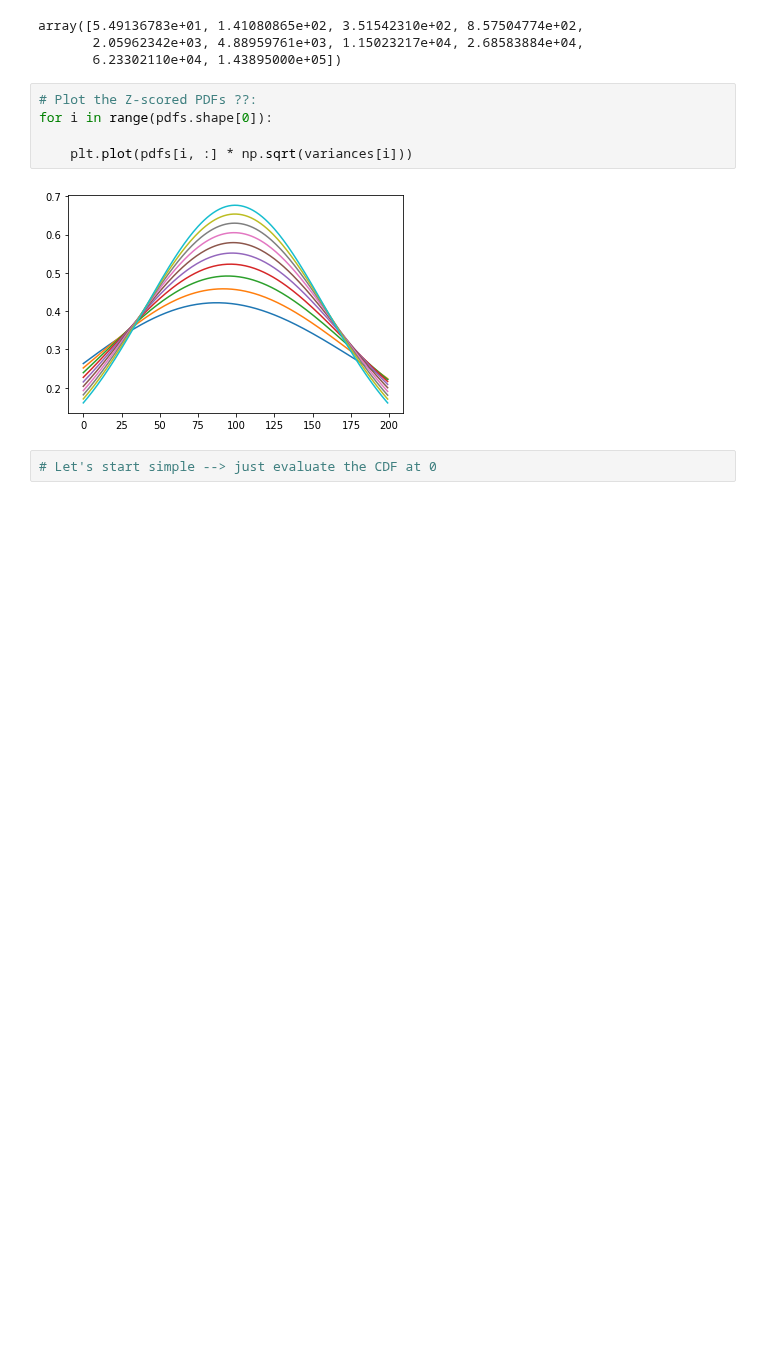
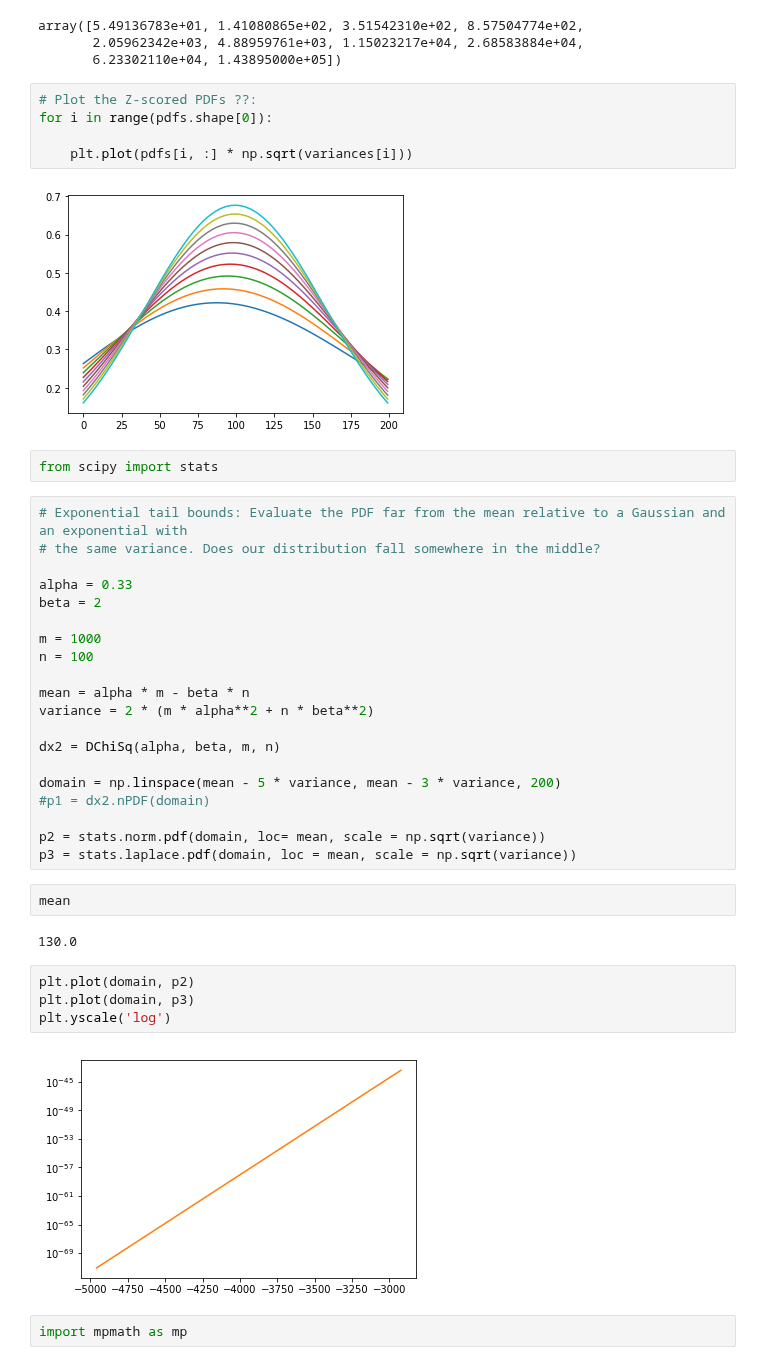
Before and after one commit to akumar01/uoicorr_analysis, a Jupyter notebook: notebooks/Theory/DChiSq.ipynb, the cells around one changed output. Drawn from its saved outputs; the diff is of its cells as text; blank space fills up the shorter version.

```diff
--- a/notebooks/Theory/DChiSq.ipynb
+++ b/notebooks/Theory/DChiSq.ipynb
@@ -83,5 +83,37 @@ for i in range(pdfs.shape[0]):
     plt.plot(pdfs[i, :] * np.sqrt(variances[i]))
 # %% [output]
 [figure]
-# %%
-# Let's start simple --> just evaluate the CDF at 0
+# %%
+from scipy import stats
+# %%
+# Exponential tail bounds: Evaluate the PDF far from the mean relative to a Gaussian and an exponential with
+# the same variance. Does our distribution fall somewhere in the middle?
+
+alpha = 0.33
+beta = 2
+
+m = 1000
+n = 100
+
+mean = alpha * m - beta * n
+variance = 2 * (m * alpha**2 + n * beta**2)
+
+dx2 = DChiSq(alpha, beta, m, n)
+
+domain = np.linspace(mean - 5 * variance, mean - 3 * variance, 200)
+#p1 = dx2.nPDF(domain)
+
+p2 = stats.norm.pdf(domain, loc= mean, scale = np.sqrt(variance))
+p3 = stats.laplace.pdf(domain, loc = mean, scale = np.sqrt(variance))
+# %%
+mean
+# %% [output]
+130.0
+# %%
+plt.plot(domain, p2)
+plt.plot(domain, p3)
+plt.yscale('log')
+# %% [output]
+[figure, added]
+# %%
+import mpmath as mp
```
Also changed, not shown: parts of 10 cells of this notebook, 1 other file.
